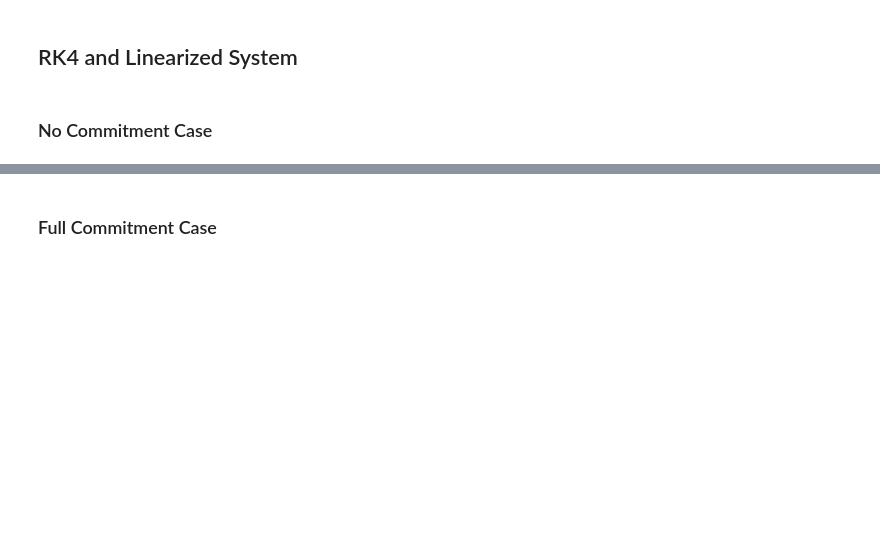
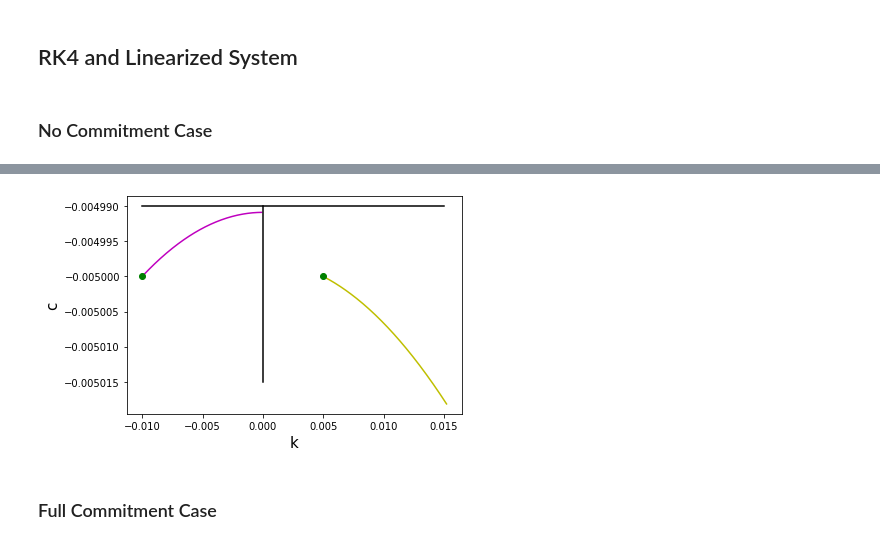
Before and after one commit to Shinsina/PIC-Math-MSCS-390-001, a Jupyter notebook: Jacobian_and_Linearized_System.ipynb, the cells around one changed output, grey strips where cells are left out. Cells and saved outputs as stored; diff of their text form; code cells hidden in the pictures; blank space fills up the shorter version.

```diff
--- a/Jacobian_and_Linearized_System.ipynb
+++ b/Jacobian_and_Linearized_System.ipynb
@@ -168,3 +180,10 @@ plt.ylabel('c',size=15);
+# %%
+plt.plot(vNo3[:,0],vNo3[:,1], 'm', vNo4[:,0],vNo4[:,1], 'y',
+         [0,0],[-0.00499,-0.005015], 'black', [-.010, .015], [-0.00499,-.00499], 'black', LwRtQ[0],LwRtQ[1],'go',LwLfQ[0],LwLfQ[1],'go');
+plt.xlabel('k',size=15)
+plt.ylabel('c',size=15);
+# %% [output]
+[figure, added]
 # %% [markdown]
 ### Full Commitment Case
 # %%
```
Also changed, not shown: parts of 15 cells of this notebook.
